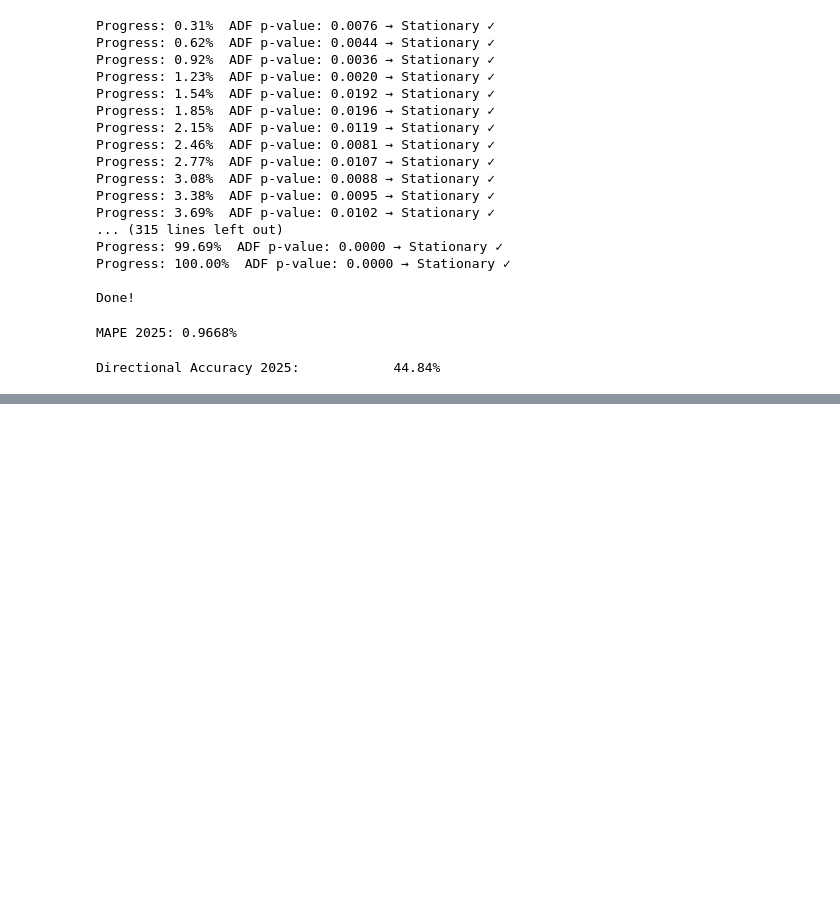
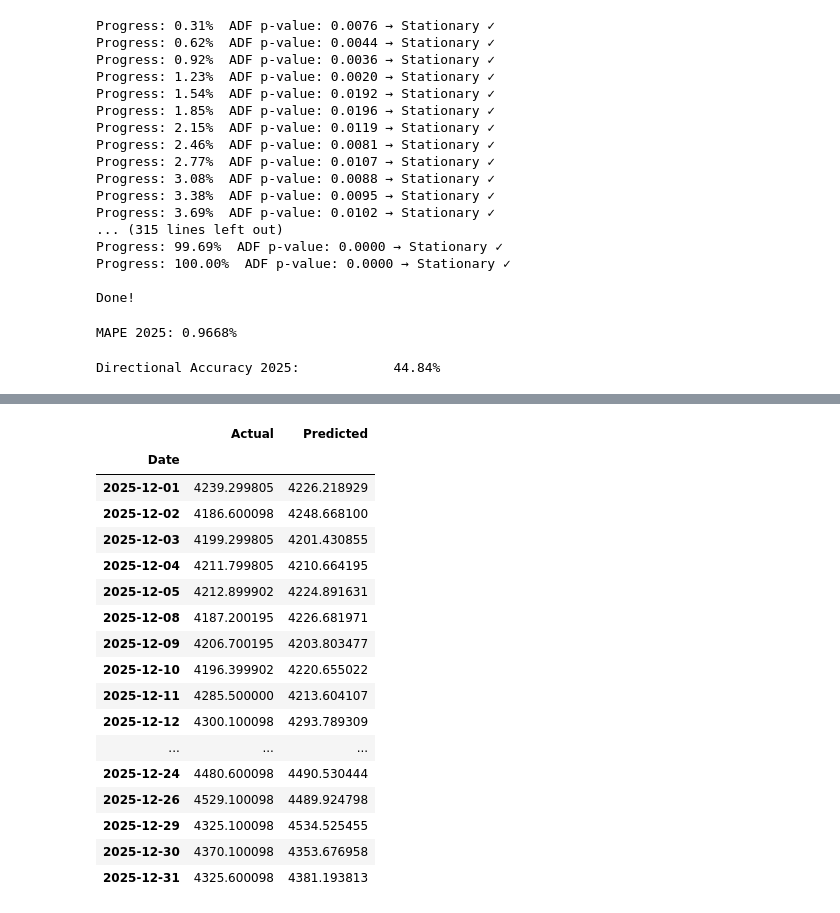
Before and after one commit to sarathisisme/next_day_gold_price_prediction, a Jupyter notebook: ARMA.ipynb, the cells around one changed output, grey strips where cells are left out. Drawn from its saved outputs; the diff is of its cells as text; code cells hidden in the pictures; blank space fills up the shorter version.

```diff
--- a/ARMA.ipynb
+++ b/ARMA.ipynb
@@ -314,3 +314,18 @@ plt.savefig("results/p1_last_month_forecast_arma.png", bbox_inches="tight")
 plt.show()
 # %% [output]
 [drawing not drawn]
+# %%
+results_last_month = results[(results.index.year == 2025) & (results.index.month == 12)]
+
+plt.figure(figsize=(8, 6))
+plt.plot(results_last_month.index, results_last_month["Actual"], color="steelblue", linewidth=2, label="Actual")
+plt.plot(results_last_month.index, results_last_month["Predicted"], color="red", linewidth=2, linestyle="--", label="Predicted")
+plt.title("Actual vs Predicted Gold Price (December 2025)", fontsize=22, fontweight="bold")
+plt.xlabel("Date", fontsize=17)
+plt.ylabel("Gold Price ($ per oz)", fontsize=17)
+plt.xticks(fontsize=14, rotation=45, ha="right")
+plt.yticks(fontsize=14)
+plt.legend(fontsize=14)
+plt.tight_layout()
+plt.savefig("results/p1_last_month_forecast_arma.png", bbox_inches="tight")
+plt.show()
@@ -316,0 +334,21 @@ plt.show()
+# %%
+results_last_month
+# %% [output]
+|  | Actual | Predicted |
+| Date |  |  |
+| 2025-12-01 | 4239.299805 | 4226.218929 |
+| 2025-12-02 | 4186.600098 | 4248.668100 |
+| 2025-12-03 | 4199.299805 | 4201.430855 |
+| 2025-12-04 | 4211.799805 | 4210.664195 |
+| 2025-12-05 | 4212.899902 | 4224.891631 |
+| 2025-12-08 | 4187.200195 | 4226.681971 |
+| 2025-12-09 | 4206.700195 | 4203.803477 |
+| 2025-12-10 | 4196.399902 | 4220.655022 |
+| 2025-12-11 | 4285.500000 | 4213.604107 |
+| 2025-12-12 | 4300.100098 | 4293.789309 |
+| ... | ... | ... |
+| 2025-12-24 | 4480.600098 | 4490.530444 |
+| 2025-12-26 | 4529.100098 | 4489.924798 |
+| 2025-12-29 | 4325.100098 | 4534.525455 |
+| 2025-12-30 | 4370.100098 | 4353.676958 |
+| 2025-12-31 | 4325.600098 | 4381.193813 |
```
Also changed, not shown: parts of 2 cells of this notebook, 2 other files.
